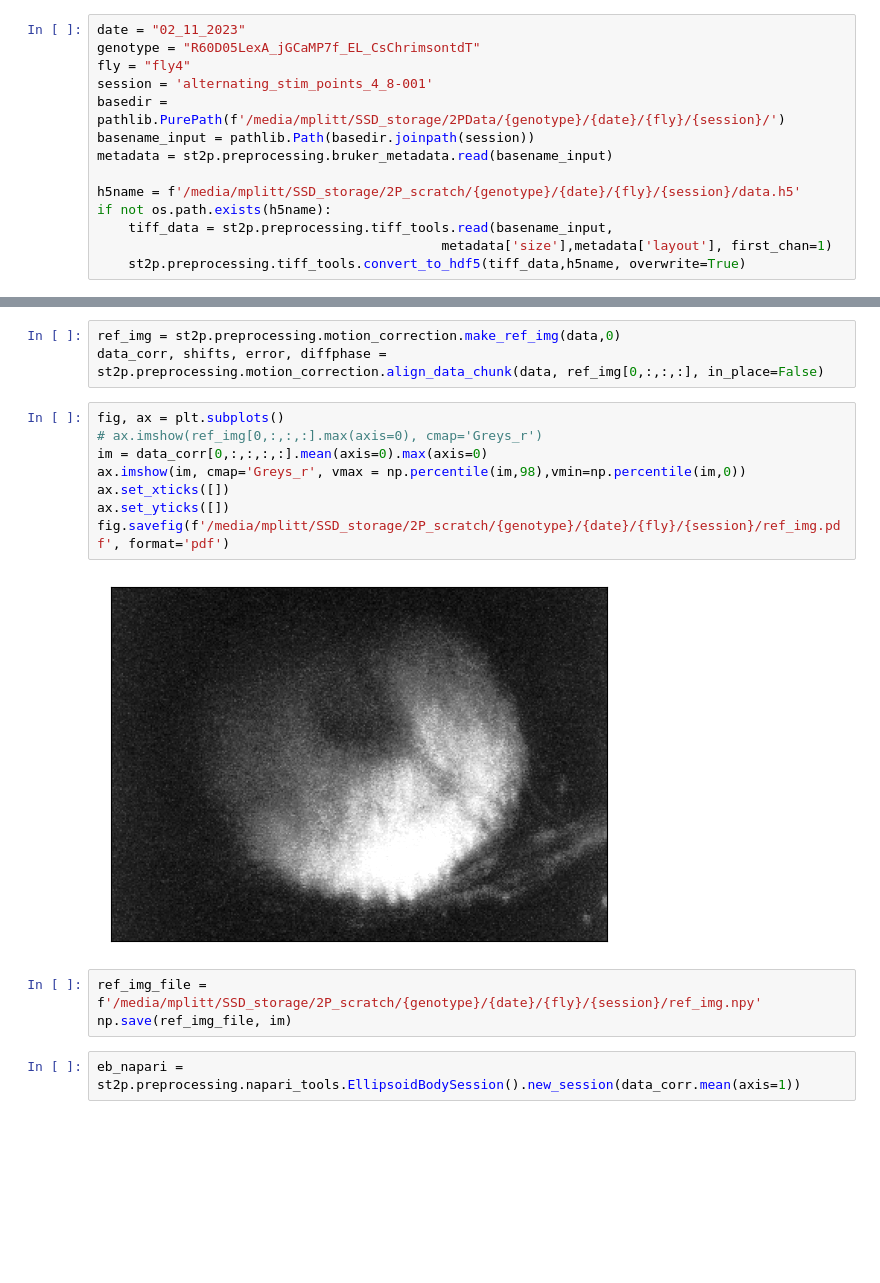
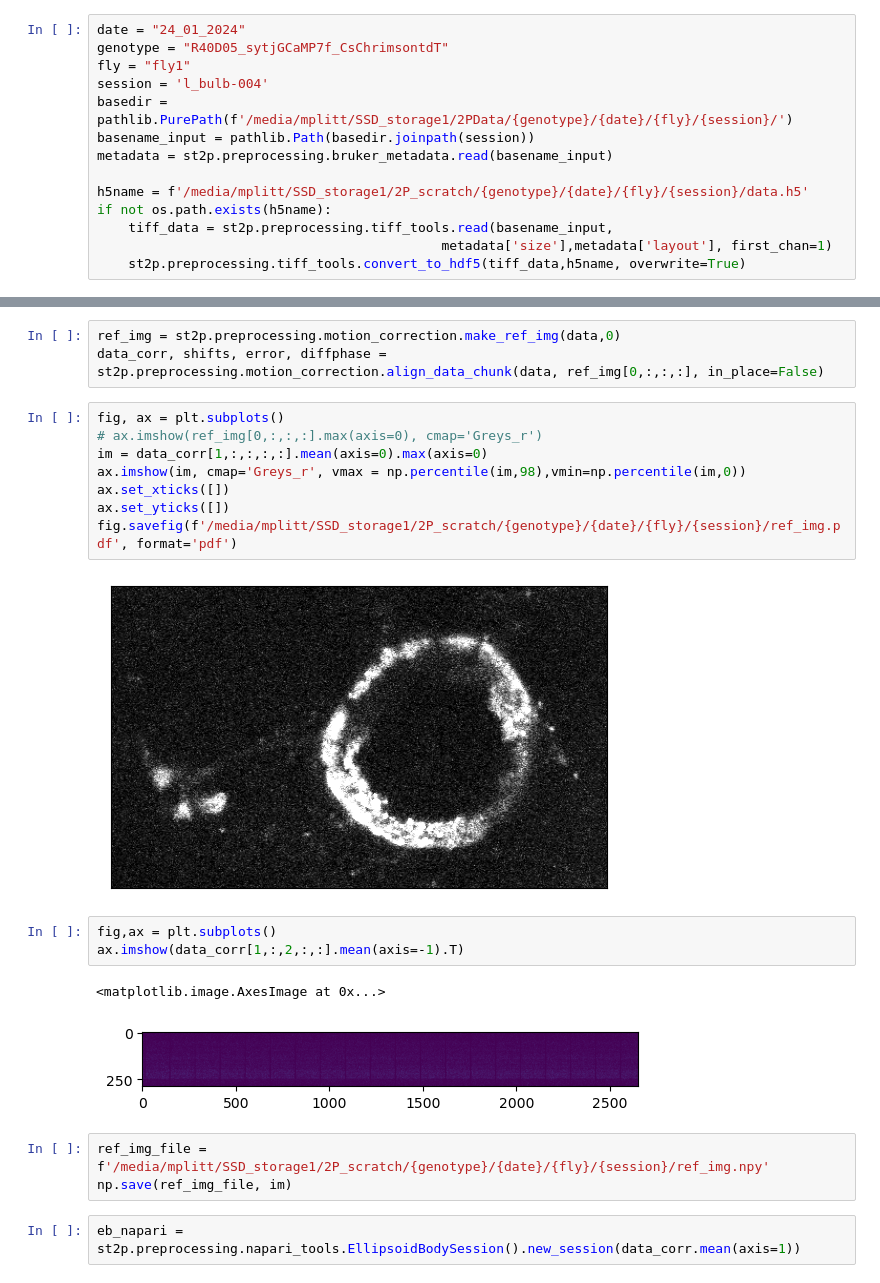
Before and after one commit to yfisher-lab/SessionTools, a Jupyter notebook: Notebooks/DanglingFly.ipynb, the cells around one changed output, grey strips where cells are left out. Drawn from its saved outputs; the diff is of its cells as text; blank space fills up the shorter version.

```diff
--- a/Notebooks/DanglingFly.ipynb
+++ b/Notebooks/DanglingFly.ipynb
@@ -21,15 +21,15 @@ import SessionTools.two_photon as st2p
 
 %matplotlib inline
 # %%
-date = "02_11_2023"
-genotype = "R60D05LexA_jGCaMP7f_EL_CsChrimsontdT"
-fly = "fly4"
-session = 'alternating_stim_points_4_8-001'
-basedir = pathlib.PurePath(f'/media/mplitt/SSD_storage/2PData/{genotype}/{date}/{fly}/{session}/')
+date = "24_01_2024"
+genotype = "R40D05_sytjGCaMP7f_CsChrimsontdT"
+fly = "fly1"
+session = 'l_bulb-004'
+basedir = pathlib.PurePath(f'/media/mplitt/SSD_storage1/2PData/{genotype}/{date}/{fly}/{session}/')
 basename_input = pathlib.Path(basedir.joinpath(session))
 metadata = st2p.preprocessing.bruker_metadata.read(basename_input)
 
-h5name = f'/media/mplitt/SSD_storage/2P_scratch/{genotype}/{date}/{fly}/{session}/data.h5'
+h5name = f'/media/mplitt/SSD_storage1/2P_scratch/{genotype}/{date}/{fly}/{session}/data.h5'
 if not os.path.exists(h5name):
     tiff_data = st2p.preprocessing.tiff_tools.read(basename_input,
                                             metadata['size'],metadata['layout'], first_chan=1)
@@ -48,15 +46,21 @@ data_corr, shifts, error, diffphase = st2p.preprocessing.motion_correction.align
 # %%
 fig, ax = plt.subplots()
 # ax.imshow(ref_img[0,:,:,:].max(axis=0), cmap='Greys_r')
-im = data_corr[0,:,:,:,:].mean(axis=0).max(axis=0)
+im = data_corr[1,:,:,:,:].mean(axis=0).max(axis=0)
 ax.imshow(im, cmap='Greys_r', vmax = np.percentile(im,98),vmin=np.percentile(im,0))
 ax.set_xticks([])
 ax.set_yticks([])
-fig.savefig(f'/media/mplitt/SSD_storage/2P_scratch/{genotype}/{date}/{fly}/{session}/ref_img.pdf', format='pdf')
+fig.savefig(f'/media/mplitt/SSD_storage1/2P_scratch/{genotype}/{date}/{fly}/{session}/ref_img.pdf', format='pdf')
 # %% [output]
-[figure, old version]
+[figure, new version]
+# %%
+fig,ax = plt.subplots()
+ax.imshow(data_corr[1,:,2,:,:].mean(axis=-1).T)
+# %% [output]
+<matplotlib.image.AxesImage at 0x...>
+[figure, added]
 # %%
-ref_img_file = f'/media/mplitt/SSD_storage/2P_scratch/{genotype}/{date}/{fly}/{session}/ref_img.npy'
+ref_img_file = f'/media/mplitt/SSD_storage1/2P_scratch/{genotype}/{date}/{fly}/{session}/ref_img.npy'
 np.save(ref_img_file, im)
 # %%
 eb_napari = st2p.preprocessing.napari_tools.EllipsoidBodySession().new_session(data_corr.mean(axis=1))
```
Also changed, not shown: parts of 13 cells of this notebook, 3 other files.
